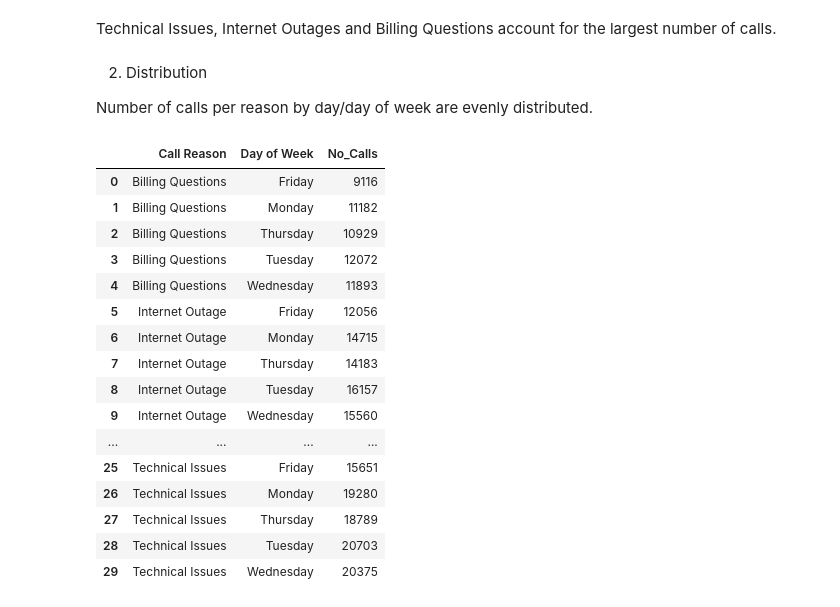
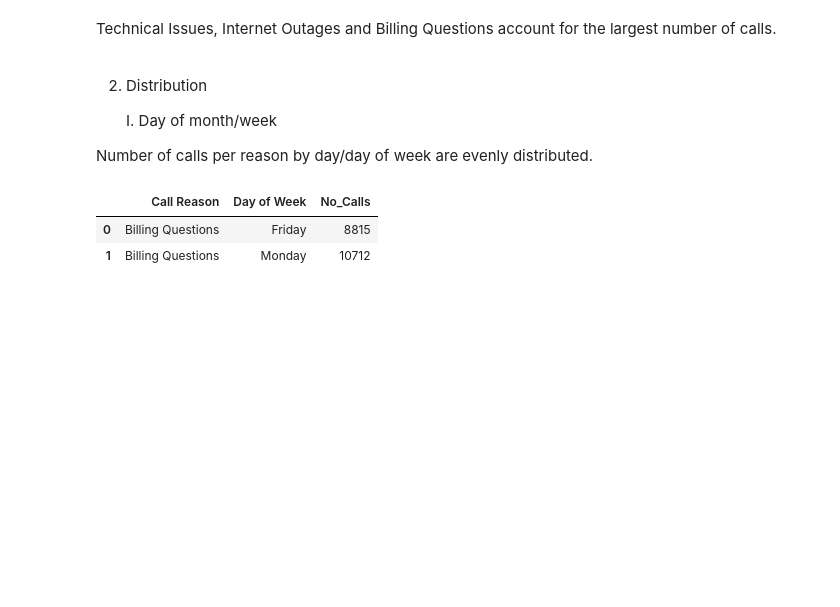
Before and after one commit to diana-kungu/RWDF, a Jupyter notebook: Call Center Operations Analytics/call_center.ipynb, the cells around one changed output. Saved outputs shown, nothing was run; the diff lists cells and outputs as text; code cells hidden in the pictures; blank space fills up the shorter version.

```diff
--- a/Call Center Operations Analytics/call_center.ipynb
+++ b/Call Center Operations Analytics/call_center.ipynb
@@ -55,3 +65,6 @@ df.head(3)
 | 0 | N | Anabel Grebert | Other | 3800023 | 2021-11-30 09:46:00 | Billing Questions | Anderson, Schoen and Pfannerstill | ... |
 | 1 | N | Anabel Grebert | Other | 3796097 | 2021-11-29 08:21:00 | Billing Questions | Anderson, Schoen and Pfannerstill | ... |
 | 2 | N | Anabel Grebert | Other | 3772171 | 2021-11-18 10:20:00 | Billing Questions | Anderson, Schoen and Pfannerstill | ... |
+# %%
+#Duplicated Call #
+df.drop_duplicates(keep='first', inplace= True)
@@ -58,3 +73,5 @@ df.head(3)
+# %%
+df.drop_duplicates('Call #', keep='first', inplace= True)
 # %% [markdown]
 #### Call Reasons
 1. Frequency of call by reasons
@@ -92,28 +109,16 @@ of calls.
 # %% [markdown]
 2. Distribution
 
+   I. Day of month/week
+
 Number of calls per reason by day/day of week are evenly distributed.
 # %%
 df_day_distribution = df.groupby(['Call Reason', 'Day of Week']).agg(No_Calls =('Call #', 'count')).reset_index()
-df_day_distribution
+df_day_distribution.head(2)
 # %% [output]
 |  | Call Reason | Day of Week | No_Calls |
-| 0 | Billing Questions | Friday | 9116 |
-| 1 | Billing Questions | Monday | 11182 |
-| 2 | Billing Questions | Thursday | 10929 |
-| 3 | Billing Questions | Tuesday | 12072 |
-| 4 | Billing Questions | Wednesday | 11893 |
-| 5 | Internet Outage | Friday | 12056 |
-| 6 | Internet Outage | Monday | 14715 |
-| 7 | Internet Outage | Thursday | 14183 |
-| 8 | Internet Outage | Tuesday | 16157 |
-| 9 | Internet Outage | Wednesday | 15560 |
-| ... | ... | ... | ... |
-| 25 | Technical Issues | Friday | 15651 |
-| 26 | Technical Issues | Monday | 19280 |
-| 27 | Technical Issues | Thursday | 18789 |
-| 28 | Technical Issues | Tuesday | 20703 |
-| 29 | Technical Issues | Wednesday | 20375 |
+| 0 | Billing Questions | Friday | 8815 |
+| 1 | Billing Questions | Monday | 10712 |
 # %%
 figure, axis = plt.subplots(3, 2,figsize=(15, 15), facecolor='w', edgecolor='k')
 
```
Also changed, not shown: parts of 8 cells of this notebook.
